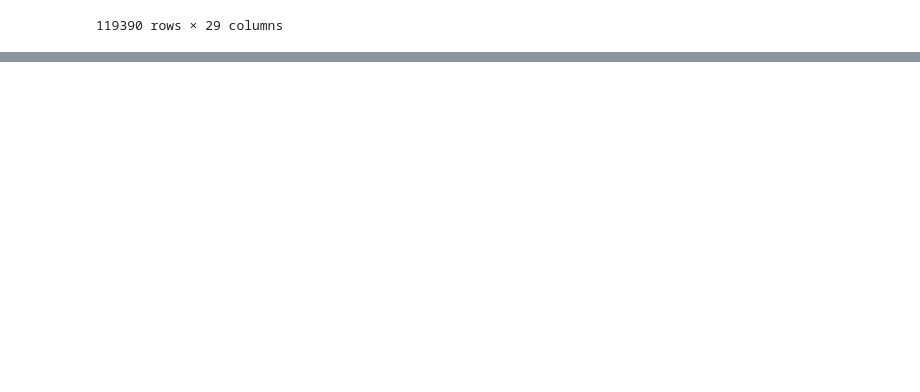
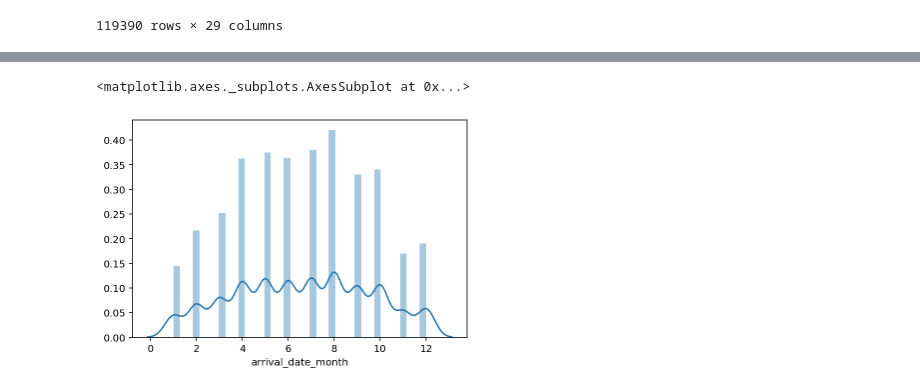
Before and after one commit to kyulimpark/EDA_project_hotel, a Jupyter notebook: EDA_project_hotel_01.ipynb, the cells around one changed output, grey strips where cells are left out. Saved outputs shown, nothing was run; the diff lists cells and outputs as text; code cells hidden in the pictures; blank space fills up the shorter version.

```diff
--- a/EDA_project_hotel_01.ipynb
+++ b/EDA_project_hotel_01.ipynb
@@ -151,0 +257,13 @@ df2.to_csv("hotel_eda.csv",mode='w', header=False)
+# %%
+con1=ic_adm.loc[(ic_adm["is_canceled"]==1) & (ic_adm["arrival_date_month"] == 1)]
+con2=ic_adm.loc[(ic_adm["is_canceled"]==1) & (ic_adm["arrival_date_month"] == 2)]
+con3=ic_adm.loc[(ic_adm["is_canceled"]==1) & (ic_adm["arrival_date_month"] == 3)]
+con4=ic_adm.loc[(ic_adm["is_canceled"]==1) & (ic_adm["arrival_date_month"] == 4)]
+con5=ic_adm.loc[(ic_adm["is_canceled"]==1) & (ic_adm["arrival_date_month"] == 5)]
+con6=ic_adm.loc[(ic_adm["is_canceled"]==1) & (ic_adm["arrival_date_month"] == 6)]
+con7=ic_adm.loc[(ic_adm["is_canceled"]==1) & (ic_adm["arrival_date_month"] == 7)]
+con8=ic_adm.loc[(ic_adm["is_canceled"]==1) & (ic_adm["arrival_date_month"] == 8)]
+con9=ic_adm.loc[(ic_adm["is_canceled"]==1) & (ic_adm["arrival_date_month"] == 9)]
+con10=ic_adm.loc[(ic_adm["is_canceled"]==1) & (ic_adm["arrival_date_month"] == 10)]
+con11=ic_adm.loc[(ic_adm["is_canceled"]==1) & (ic_adm["arrival_date_month"] == 11)]
+con12=ic_adm.loc[(ic_adm["is_canceled"]==1) & (ic_adm["arrival_date_month"] == 12)]
@@ -151,0 +287,3 @@ df2.to_csv("hotel_eda.csv",mode='w', header=False)
+# %%
+co_sum = pd.concat([con1, con2, con3, con4, con5, con6, con7, con8, con9, con10, con11, con12])
+co_sum
@@ -151,0 +309,5 @@ df2.to_csv("hotel_eda.csv",mode='w', header=False)
+# %%
+sns.distplot(co_sum["arrival_date_month"])
+# %% [output]
+<matplotlib.axes._subplots.AxesSubplot at 0x...>
+[figure, added]
```
Also changed, not shown: parts of 39 cells of this notebook.
